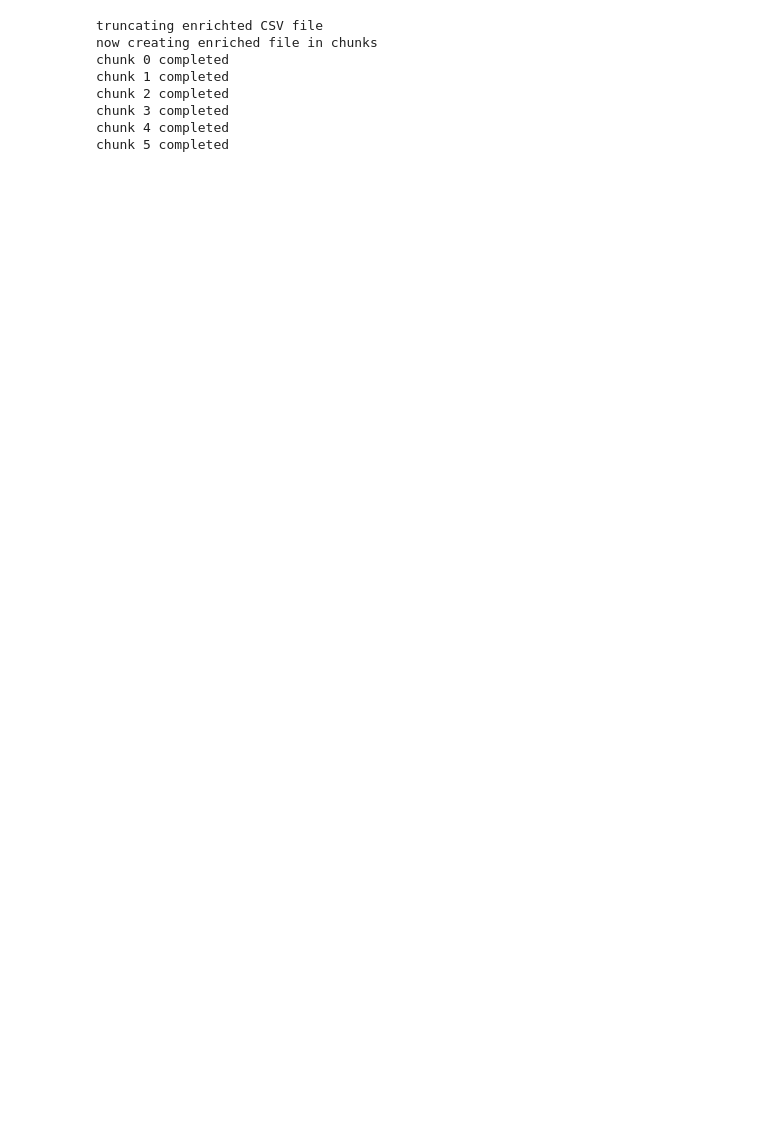
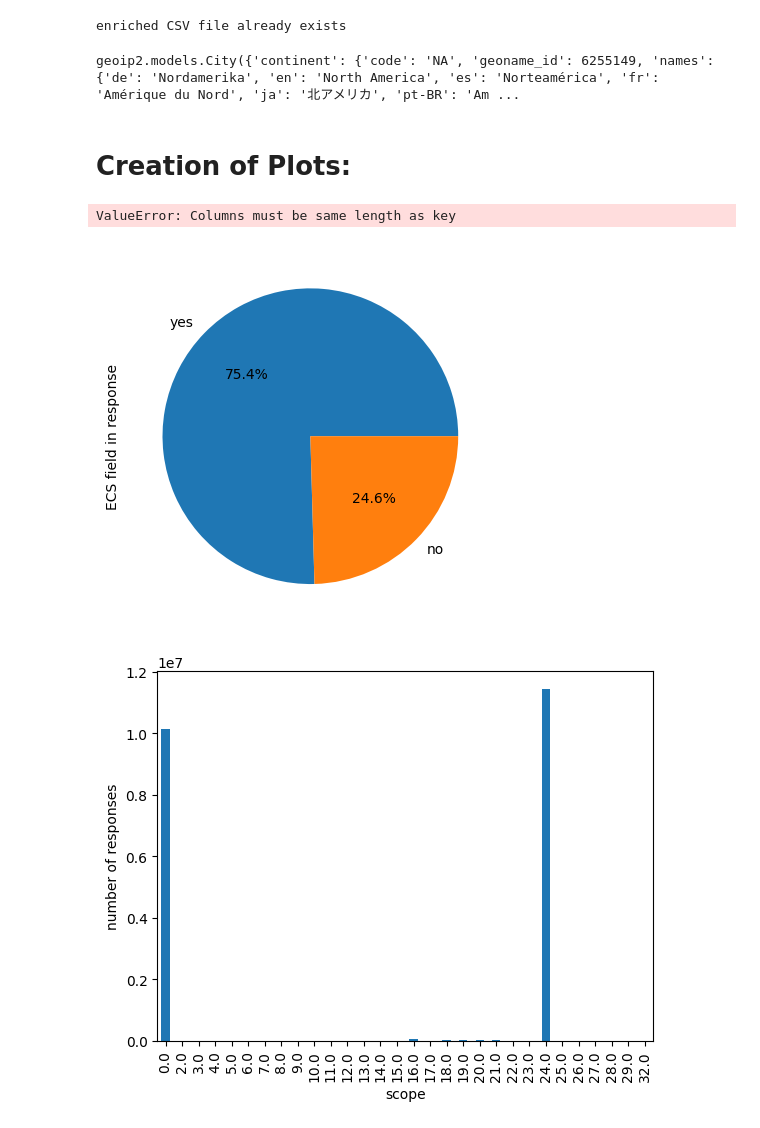
Before and after one commit to f10d0/edns_subnet_measurement, a Jupyter notebook: analysis/graphs.ipynb, the cells around one changed output. Cells and saved outputs as stored; diff of their text form; code cells hidden in the pictures; blank space fills up the shorter version.

Commit message:
continent & country plot (database way too inaccurate)

```diff
--- a/analysis/graphs.ipynb
+++ b/analysis/graphs.ipynb
@@ -9,9 +11,9 @@ import geopy
 from typing import Tuple
 # %%
 # CONSTS
-GEOIP_PATH = "db/GeoLite2-City_20240109/GeoLite2-City.mmdb"
-SCAN_PATH = "csvs/scan_2024-01-23_15-11.csv.gz"
-ENR_SCAN_PATH = "csvs/enriched_scan.csv.gz"
+GEOIP_PATH = os.path.join("db","GeoLite2-City_20240109","GeoLite2-City.mmdb")
+SCAN_PATH = os.path.join("csvs","scan_2024-01-23_15-11.csv.gz")
+ENR_SCAN_PATH = os.path.join("csvs","enriched_scan.csv.gz")
 PLOT_PATH = "plots"
 # INIT
 os.makedirs(PLOT_PATH, exist_ok=True)
@@ -22,11 +24,4 @@ import plots
 # call to create enriched dataframe
 df_logic.create_enriched_data(SCAN_PATH, ENR_SCAN_PATH, truncate=False)
 # %% [output]
-truncating enrichted CSV file
-now creating enriched file in chunks
-chunk 0 completed
-chunk 1 completed
-chunk 2 completed
-chunk 3 completed
-chunk 4 completed
-chunk 5 completed
+enriched CSV file already exists
@@ -35,0 +28,20 @@ geoip2.database.Reader("")
+# %%
+#tests
+reader = geoip2.database.Reader("db/GeoLite2-City_20240109/GeoLite2-City.mmdb")
+print(reader.city("142.250.195.206"))
+# %% [output]
+geoip2.models.City({'continent': {'code': 'NA', 'geoname_id': 6255149, 'names': {'de': 'Nordamerika', 'en': 'North America', 'es': 'Norteamérica', 'fr': 'Amérique du Nord', 'ja': '北アメリカ', 'pt-BR': 'Am ...
+# %% [markdown]
+# Creation of Plots:
+# %%
+# the OGs~~~
+df = df_logic.load_enriched_csv(ENR_SCAN_PATH, usecols=["returned-subnet"]) # this wont work with load_csv?
+plots.plot_ecs_support_percentage(df, PLOT_PATH)
+df = df_logic.load_enriched_csv(ENR_SCAN_PATH, usecols=["scope","timestamp"])
+plots.plot_returned_scopes(df, PLOT_PATH)
+df = df_logic.load_enriched_csv(ENR_SCAN_PATH, usecols=["subnet","scope"])
+plots.plot_returned_scope_comparison(df, PLOT_PATH) #FIXME
+# %% [output]
+ValueError: Columns must be same length as key
+[figure, added]
+[figure, added]
```
Also changed, not shown: parts of 5 cells of this notebook, 2 other files.
